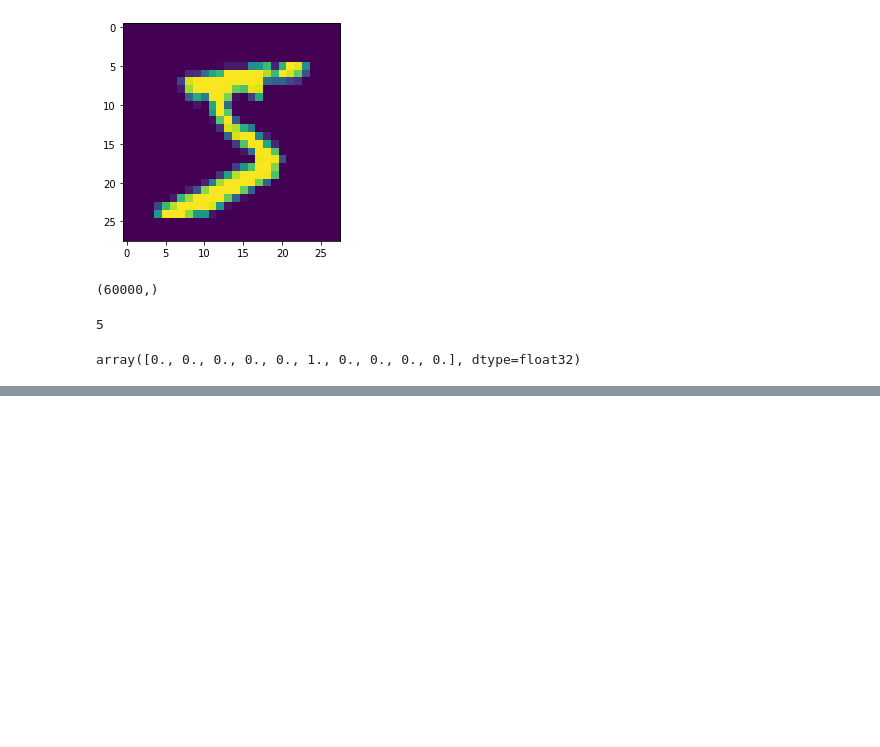
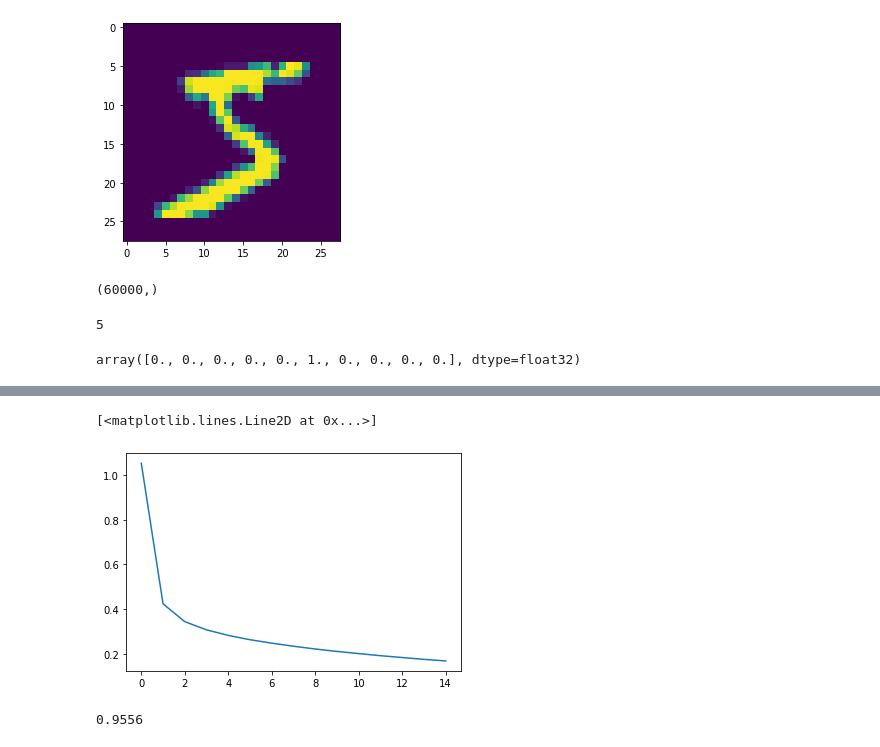
Before and after one commit to ywchiu/fubondl, a Jupyter notebook: Demo20201210.ipynb, the cells around one changed output, grey strips where cells are left out. Saved outputs shown, nothing was run; the diff lists cells and outputs as text; code cells hidden in the pictures; blank space fills up the shorter version.

```diff
--- a/Demo20201210.ipynb
+++ b/Demo20201210.ipynb
@@ -278,0 +298,7 @@ Epoch 15/15
+# %%
+from matplotlib import pyplot as plt
+data = history.history['loss']
+plt.plot(range(len(data)), data)
+# %% [output]
+[<matplotlib.lines.Line2D at 0x...>]
+[figure, added]
@@ -278,0 +309,5 @@ Epoch 15/15
+# %%
+from sklearn.metrics import accuracy_score, confusion_matrix
+accuracy_score(y_hat, predicted)
+# %% [output]
+0.9556
```
Also changed, not shown: parts of 18 cells of this notebook.
